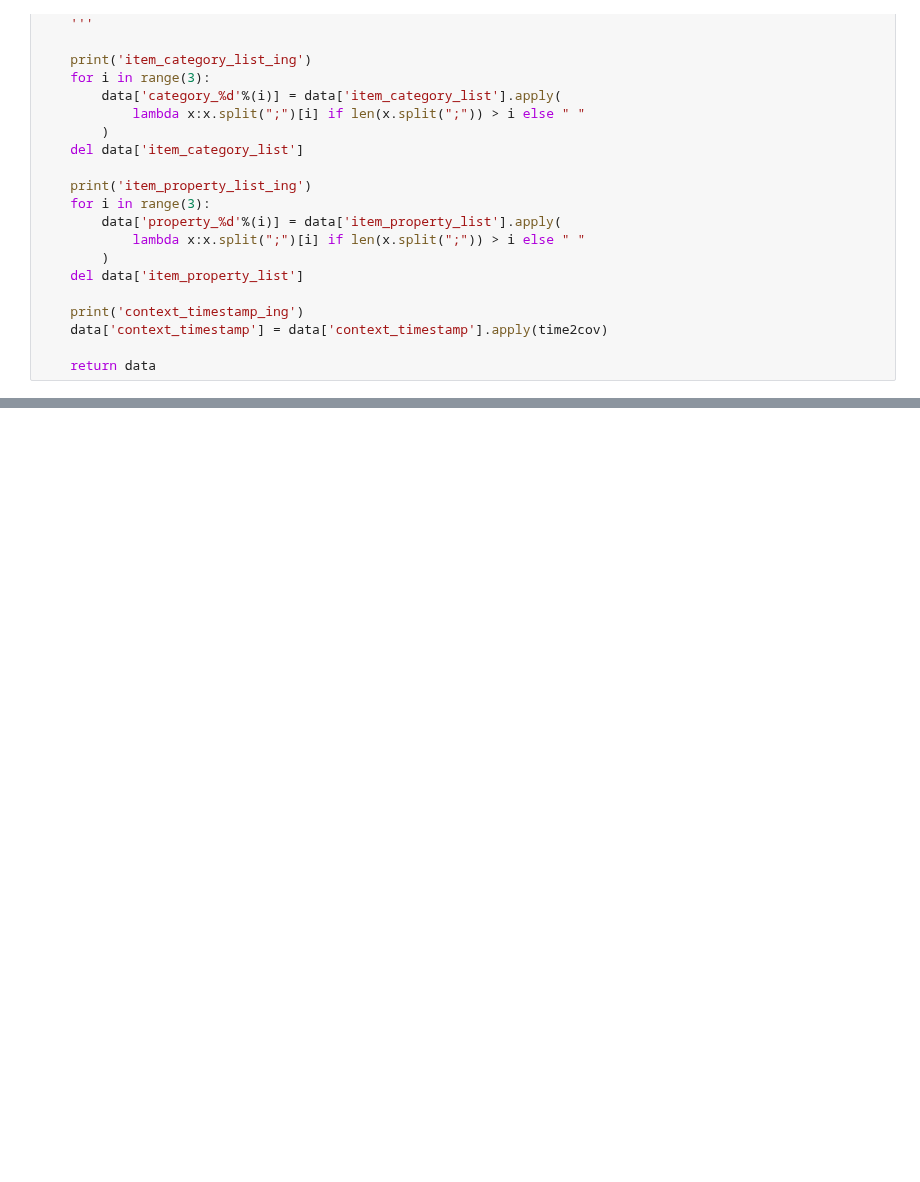
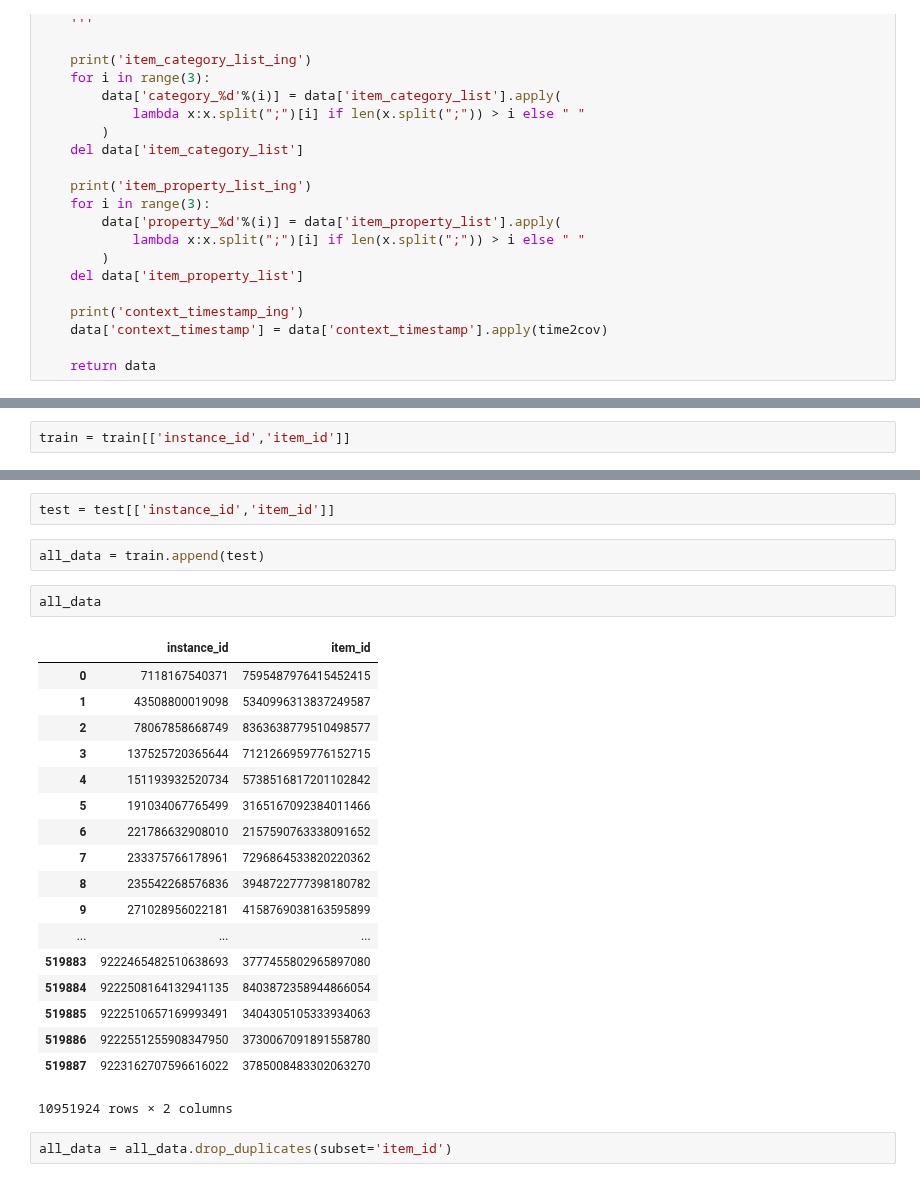
Before and after one commit to chenyunxing/tianchi-new, a Jupyter notebook: new/查看新数据.ipynb, the cells around one changed output, grey strips where cells are left out. Cells and saved outputs as stored; diff of their text form; blank space fills up the shorter version.

```diff
--- a/new/查看新数据.ipynb
+++ b/new/查看新数据.ipynb
@@ -72,0 +81,2 @@ train[['instance_id','category_1']].groupby('category_1').count()
+# %%
+train = train[['instance_id','item_id']]
@@ -72,0 +88,27 @@ train[['instance_id','category_1']].groupby('category_1').count()
+# %%
+test = test[['instance_id','item_id']]
+# %%
+all_data = train.append(test)
+# %%
+all_data
+# %% [output]
+|  | instance_id | item_id |
+| 0 | 7118167540371 | 7595487976415452415 |
+| 1 | 43508800019098 | 5340996313837249587 |
+| 2 | 78067858668749 | 8363638779510498577 |
+| 3 | 137525720365644 | 7121266959776152715 |
+| 4 | 151193932520734 | 5738516817201102842 |
+| 5 | 191034067765499 | 3165167092384011466 |
+| 6 | 221786632908010 | 2157590763338091652 |
+| 7 | 233375766178961 | 7296864533820220362 |
+| 8 | 235542268576836 | 3948722777398180782 |
+| 9 | 271028956022181 | 4158769038163595899 |
+| ... | ... | ... |
+| 519883 | 9222465482510638693 | 3777455802965897080 |
+| 519884 | 9222508164132941135 | 8403872358944866054 |
+| 519885 | 9222510657169993491 | 3404305105333934063 |
+| 519886 | 9222551255908347950 | 3730067091891558780 |
+| 519887 | 9223162707596616022 | 3785008483302063270 |
+10951924 rows × 2 columns
+# %%
+all_data = all_data.drop_duplicates(subset='item_id')
```
Also changed, not shown: parts of 11 cells of this notebook, 1 other file.
